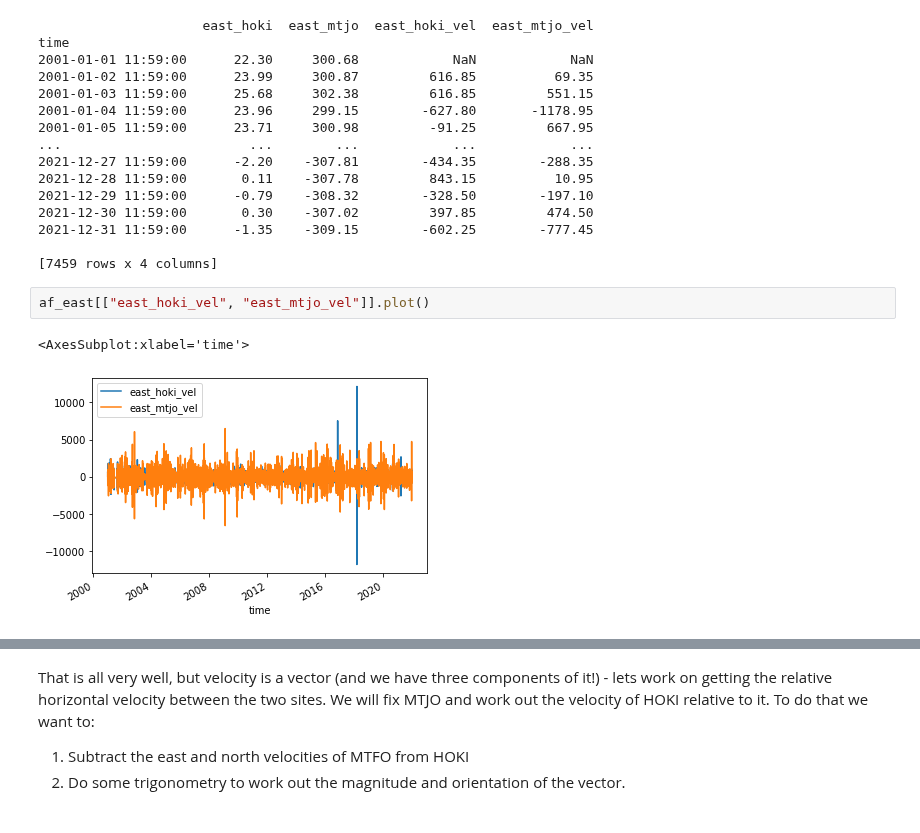
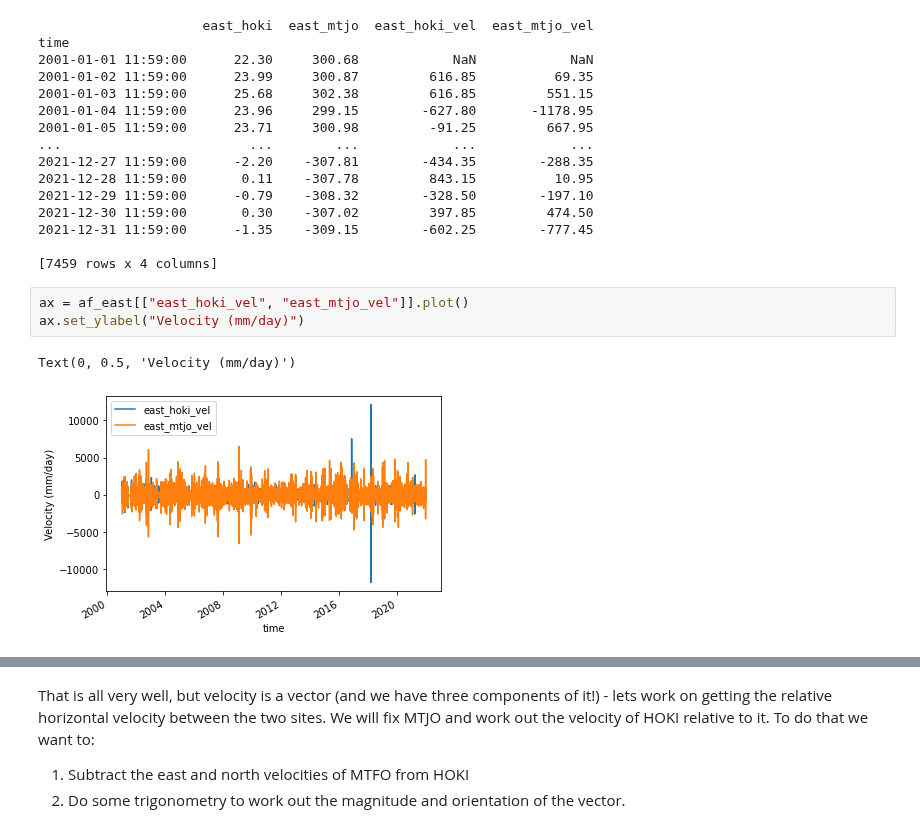
Before and after one commit to calum-chamberlain/ESCI451-Python, a Jupyter notebook: ESCI451_Module_3A.ipynb, the cells around one changed output, grey strips where cells are left out. Saved outputs shown, nothing was run; the diff lists cells and outputs as text.

```diff
--- a/ESCI451_Module_3A.ipynb
+++ b/ESCI451_Module_3A.ipynb
@@ -590,9 +591,10 @@ time
 2021-12-31 11:59:00      -1.35    -309.15        -602.25        -777.45
 
 [7459 rows x 4 columns]
-# %%
-af_east[["east_hoki_vel", "east_mtjo_vel"]].plot()
-# %% [output]
-<AxesSubplot:xlabel='time'>
-[figure, removed]
+# %%
+ax = af_east[["east_hoki_vel", "east_mtjo_vel"]].plot()
+ax.set_ylabel("Velocity (mm/day)")
+# %% [output]
+Text(0, 0.5, 'Velocity (mm/day)')
+[figure, added]
 # %%
```
Also changed, not shown: parts of 11 cells of this notebook.
